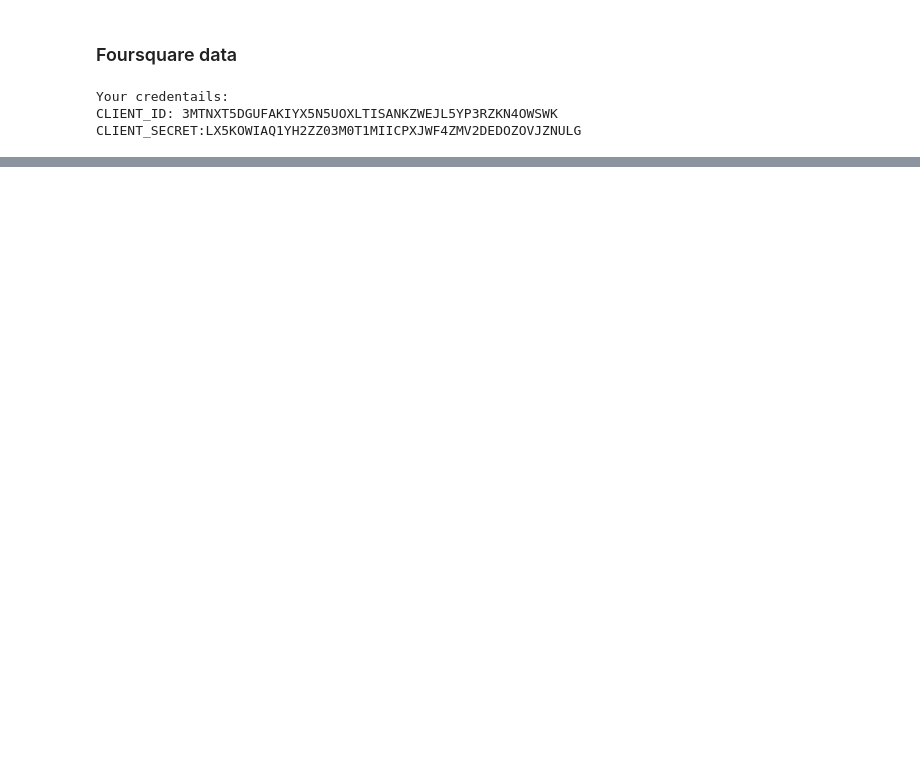
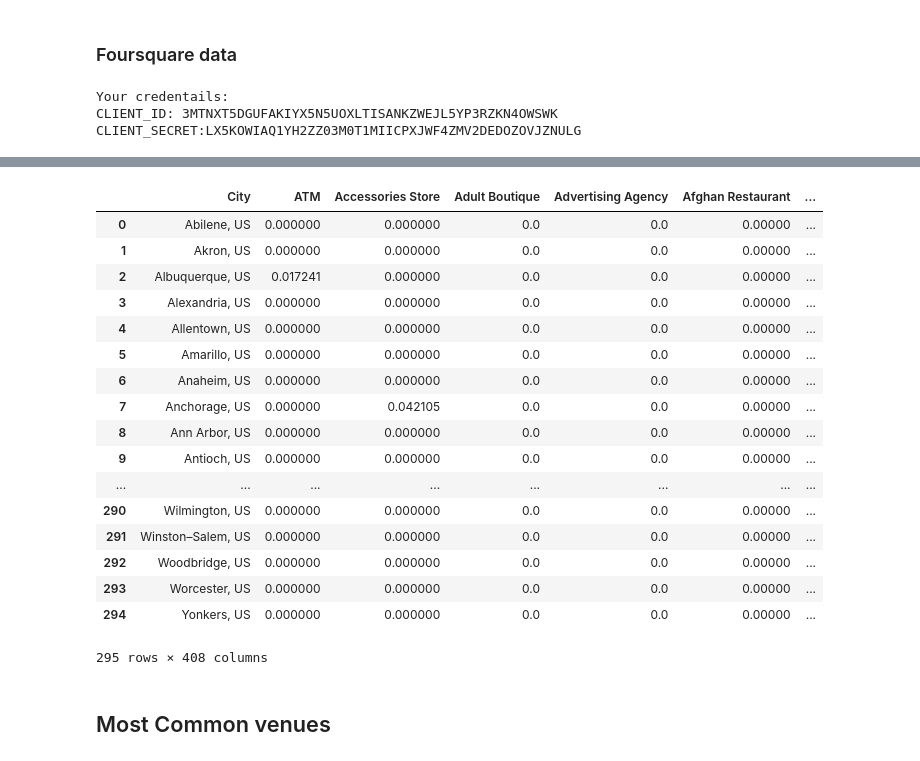
Before and after one commit to kdkuldeep/Coursera_Capstone, a Jupyter notebook: Capstone_Project.ipynb, the cells around one changed output, grey strips where cells are left out. Saved outputs shown, nothing was run; the diff lists cells and outputs as text; code cells hidden in the pictures; blank space fills up the shorter version.

```diff
--- a/Capstone_Project.ipynb
+++ b/Capstone_Project.ipynb
@@ -103,0 +109,10 @@ toronto_data = neighborhoods[neighborhoods.Borough.str.contains('Toronto')]
+# %%
+data = pd.DataFrame(columns = ['City', 'Latitude', 'Longitude'])
+
+for city in cities:
+    print(city)
+    try:
+        (lat, lng) = lat_lng(city)
+        data = data.append({'City':city, 'Latitude':lat, 'Longitude':lng}, ignore_index=True)
+    except:
+        pass
@@ -166,9 +220,9 @@ def getNearbyVenues(names, latitudes, longitudes, radius=500):
             v['venue']['categories'][0]['name']) for v in results])
 
     nearby_venues = pd.DataFrame([item for venue_list in venues_list for item in venue_list])
-    nearby_venues.columns = ['Neighborhood',
-                  'Neighborhood Latitude',
-                  'Neighborhood Longitude',
+    nearby_venues.columns = ['City',
+                  'Latitude',
+                  'Longitude',
                   'Venue',
                   'Venue Latitude',
                   'Venue Longitude',
@@ -195,0 +232,4 @@ toronto_venues.head()
+# %%
+venues = getNearbyVenues(names=data['City'],
+                                   latitudes=data['Latitude'],
+                                   longitudes=data['Longitude'])
@@ -195,0 +251,12 @@ toronto_venues.head()
+# %%
+# one hot encoding
+onehot = pd.get_dummies(venues[['Venue Category']], prefix="", prefix_sep="")
+
+# add neighborhood column back to dataframe
+onehot['City'] = venues['City']
+
+# move neighborhood column to the first column
+fixed_columns = [onehot.columns[-1]] + list(onehot.columns[:-1])
+onehot = onehot[fixed_columns]
+
+onehot.head()
@@ -195,0 +271,24 @@ toronto_venues.head()
+# %%
+grouped = onehot.groupby('City').mean().reset_index()
+grouped
+# %% [output]
+|  | City | ATM | Accessories Store | Adult Boutique | Advertising Agency | Afghan Restaurant | ... |
+| 0 | Abilene, US | 0.000000 | 0.000000 | 0.0 | 0.0 | 0.00000 | ... |
+| 1 | Akron, US | 0.000000 | 0.000000 | 0.0 | 0.0 | 0.00000 | ... |
+| 2 | Albuquerque, US | 0.017241 | 0.000000 | 0.0 | 0.0 | 0.00000 | ... |
+| 3 | Alexandria, US | 0.000000 | 0.000000 | 0.0 | 0.0 | 0.00000 | ... |
+| 4 | Allentown, US | 0.000000 | 0.000000 | 0.0 | 0.0 | 0.00000 | ... |
+| 5 | Amarillo, US | 0.000000 | 0.000000 | 0.0 | 0.0 | 0.00000 | ... |
+| 6 | Anaheim, US | 0.000000 | 0.000000 | 0.0 | 0.0 | 0.00000 | ... |
+| 7 | Anchorage, US | 0.000000 | 0.042105 | 0.0 | 0.0 | 0.00000 | ... |
+| 8 | Ann Arbor, US | 0.000000 | 0.000000 | 0.0 | 0.0 | 0.00000 | ... |
+| 9 | Antioch, US | 0.000000 | 0.000000 | 0.0 | 0.0 | 0.00000 | ... |
+| ... | ... | ... | ... | ... | ... | ... | ... |
+| 290 | Wilmington, US | 0.000000 | 0.000000 | 0.0 | 0.0 | 0.00000 | ... |
+| 291 | Winston–Salem, US | 0.000000 | 0.000000 | 0.0 | 0.0 | 0.00000 | ... |
+| 292 | Woodbridge, US | 0.000000 | 0.000000 | 0.0 | 0.0 | 0.00000 | ... |
+| 293 | Worcester, US | 0.000000 | 0.000000 | 0.0 | 0.0 | 0.00000 | ... |
+| 294 | Yonkers, US | 0.000000 | 0.000000 | 0.0 | 0.0 | 0.00000 | ... |
+295 rows × 408 columns
+# %% [markdown]
+## Most Common venues
```
Also changed, not shown: parts of 27 cells of this notebook.
